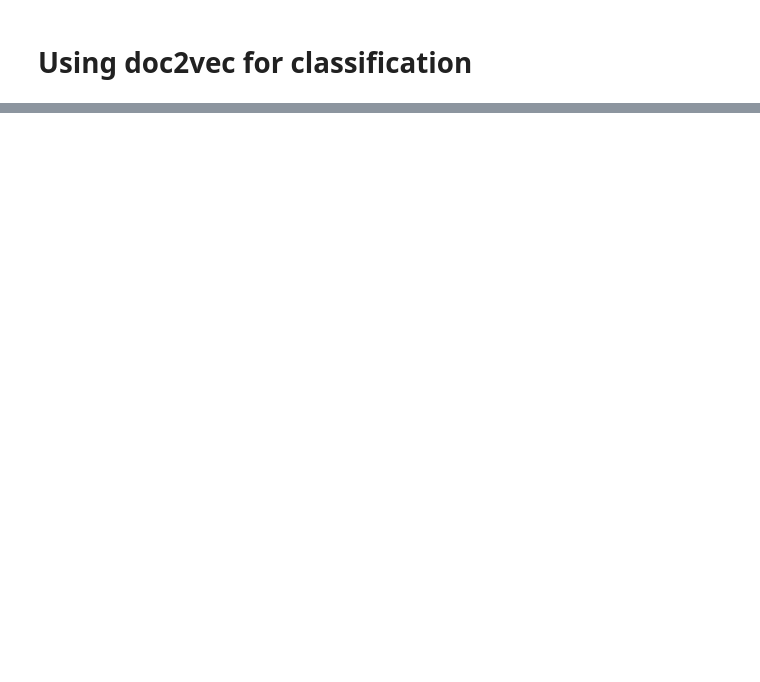
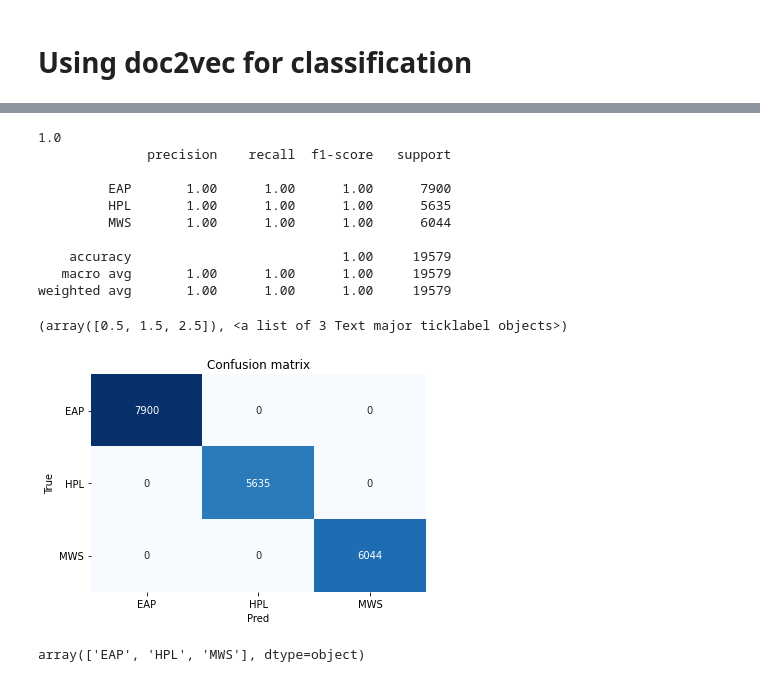
Before and after one commit to mrScissors/spookyAuthors, a Jupyter notebook: spookyAuthors.ipynb, the cells around one changed output, grey strips where cells are left out. Drawn from its saved outputs; the diff is of its cells as text; code cells hidden in the pictures; blank space fills up the shorter version.

```diff
--- a/spookyAuthors.ipynb
+++ b/spookyAuthors.ipynb
@@ -307,3 +307,15 @@ submitDf.to_csv('submission.csv',index=False)
 # %%
 tagged_data = [TaggedDocument(words=word_tokenize(_d),
                               tags=[str(i)]) for i, _d in enumerate(train['cleanedText'])]
+# %%
+model = Doc2Vec(min_count=10)
+
+model.build_vocab(tagged_data)
+
+model.train(tagged_data,
+            total_examples=model.corpus_count,
+            epochs=5)
+# %%
+docVectors = []
+for i in train.cleanedText.to_list():
+  docVectors.append(model.infer_vector(word_tokenize(i)))
@@ -309,0 +326,3 @@ tagged_data = [TaggedDocument(words=word_tokenize(_d),
+# %%
+randomForest = RandomForestClassifier(n_estimators=600)
+randomForest.fit(docVectors, y_train)
@@ -309,0 +338,27 @@ tagged_data = [TaggedDocument(words=word_tokenize(_d),
+# %%
+yPred = randomForest.predict(docVectors)
+print(accuracy_score(y_train, yPred))
+print(classification_report(y_train, yPred))
+
+## Plot confusion matrix
+classes = np.unique(y_train)
+cm = confusion_matrix(y_train, yPred)
+fig, ax = plt.subplots()
+sns.heatmap(cm, annot=True, fmt='d', ax=ax, cmap=plt.cm.Blues,
+            cbar=False)
+ax.set(xlabel="Pred", ylabel="True", xticklabels=classes,
+       yticklabels=classes, title="Confusion matrix")
+plt.yticks(rotation=0)
+# %% [output]
+1.0
+              precision    recall  f1-score   support
+
+         EAP       1.00      1.00      1.00      7900
+         HPL       1.00      1.00      1.00      5635
+         MWS       1.00      1.00      1.00      6044
+
+    accuracy                           1.00     19579
+   macro avg       1.00      1.00      1.00     19579
+weighted avg       1.00      1.00      1.00     19579
+(array([0.5, 1.5, 2.5]), <a list of 3 Text major ticklabel objects>)
+[figure, added]
@@ -309,0 +369,4 @@ tagged_data = [TaggedDocument(words=word_tokenize(_d),
+# %%
+randomForest.classes_
+# %% [output]
+array(['EAP', 'HPL', 'MWS'], dtype=object)
```
Also changed, not shown: parts of 12 cells of this notebook.
